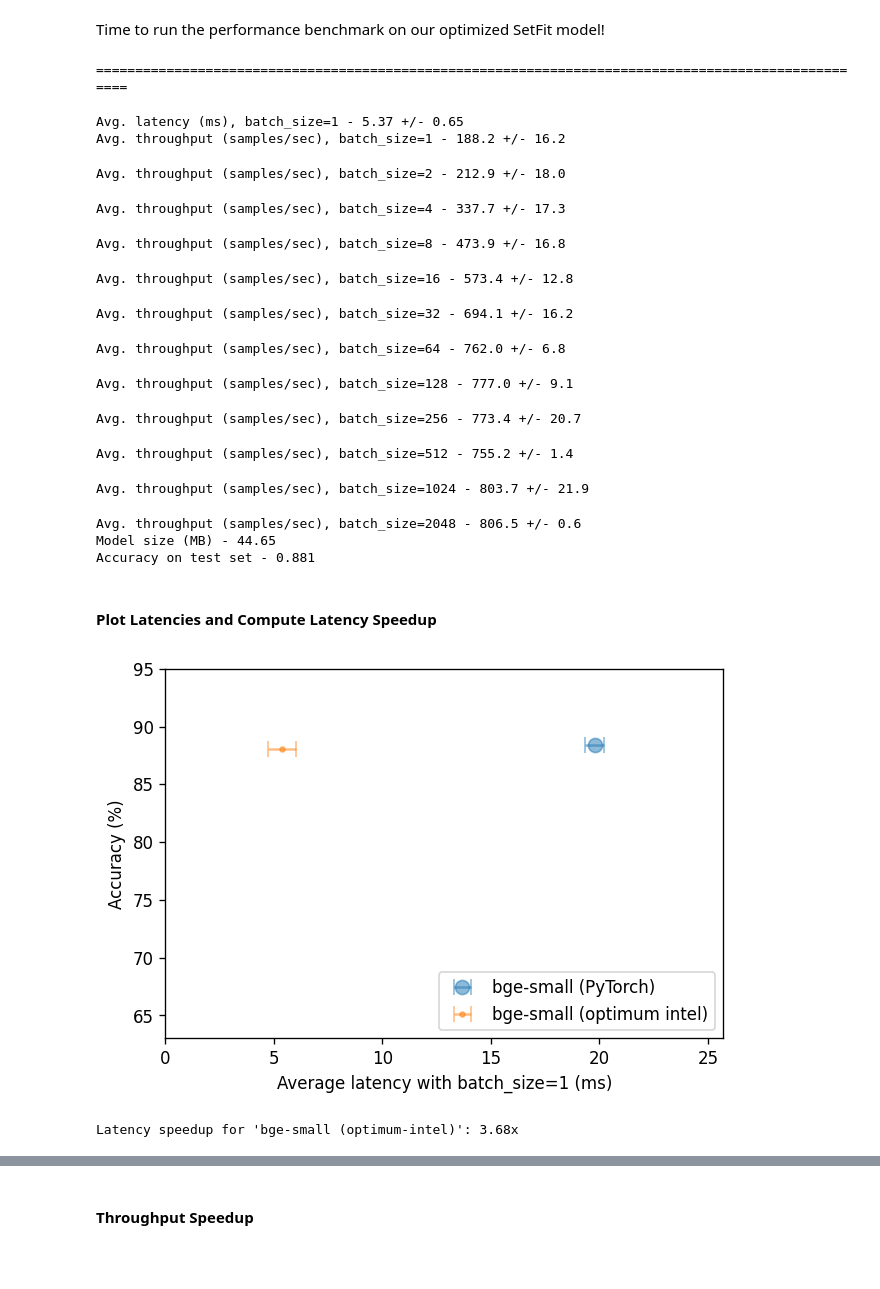
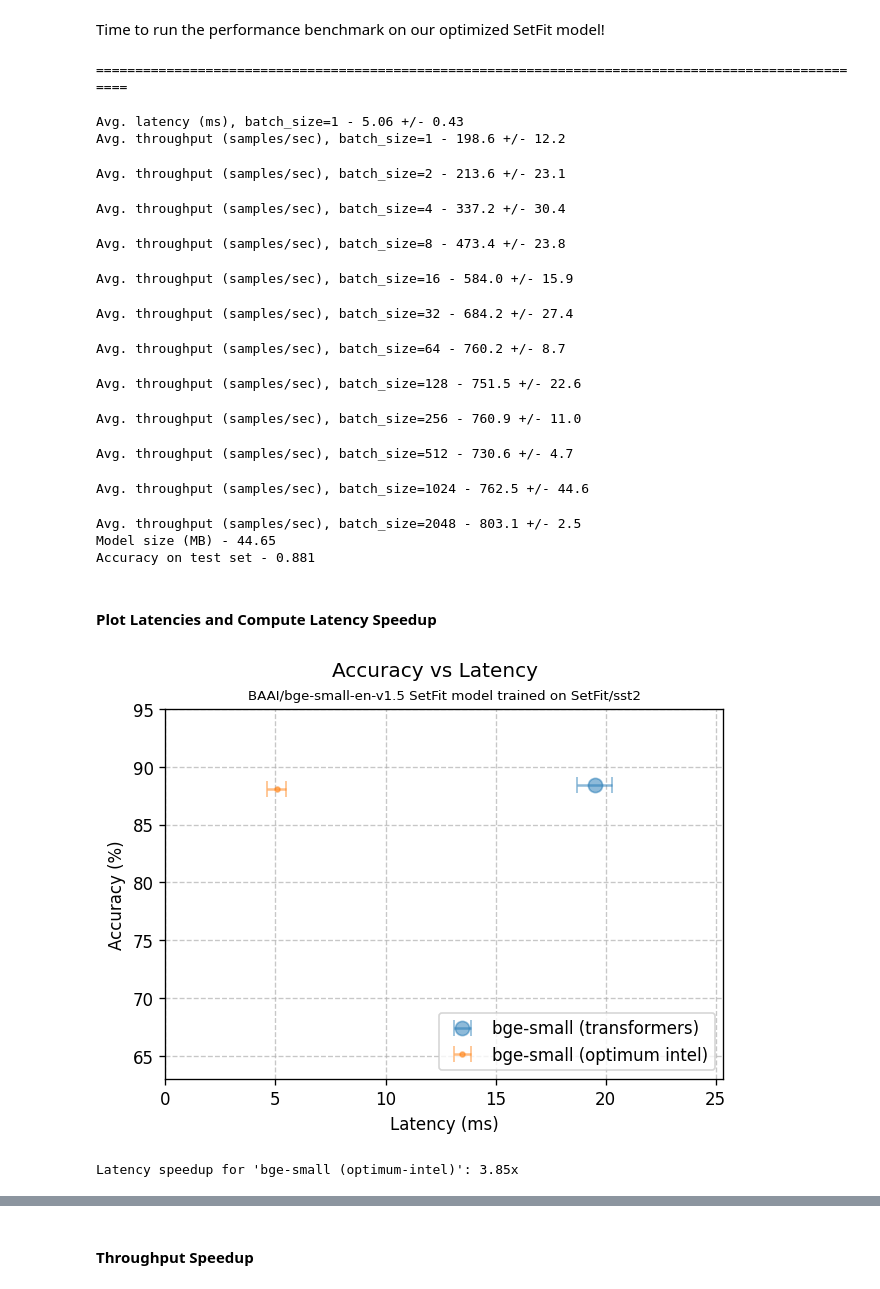
Before and after one commit to huggingface/setfit, a Jupyter notebook: notebooks/setfit-optimum-intel.ipynb, the cells around one changed output, grey strips where cells are left out. Drawn from its saved outputs; the diff is of its cells as text; code cells hidden in the pictures; blank space fills up the shorter version.

Commit message:
Updated plots

```diff
--- a/notebooks/setfit-optimum-intel.ipynb
+++ b/notebooks/setfit-optimum-intel.ipynb
@@ -104,7 +104,7 @@ def get_dir_size(path):
 
 class PerformanceBenchmark:
     def __init__(self, model, dataset, optim_type, max_sequence_length, metric="accuracy",
-                 model_path=None, enable_autocast=False, batch_sizes=None):
+                 model_path=None, enable_autocast=False):
         self.model = model
         self.dataset = dataset
         self.optim_type = optim_type
@@ -115,7 +115,7 @@ class PerformanceBenchmark:
         self.vocab_size = self.tokenizer.vocab_size
         self.max_length = max_sequence_length
         self.device = self.model.model_body.device
-        self.batch_sizes = [2 ** i for i in range(12)] if batch_sizes is None else batch_sizes
+        self.batch_sizes = [2 ** i for i in range(12)]
 
     def to_device(self, batch):
         for key in batch:
@@ -168,7 +168,7 @@ class PerformanceBenchmark:
             "attention_mask": attention_mask,
         }
 
-    def compute_latency_and_throughput(self, num_iter=15, num_warmup_iter=5):
+    def compute_latency_and_throughput(self, deafult_num_iter=15, num_warmup_iter=2):
         res = defaultdict(list)
         print("=" * 100)
         for batch_size in self.batch_sizes:
@@ -178,6 +178,7 @@ class PerformanceBenchmark:
                     _ = self.timed_predict(encoded_inputs=encoded_inputs)
 
                 batch_latencies = []
+                num_iter = 100 if batch_size == 1 else deafult_num_iter
                 for _ in trange(num_iter, desc=f"Timed Run ({batch_size=})", file=sys.stdout):
                     encoded_inputs = self.generate_random_sequences(batch_size=batch_size)
                     _, latency = self.timed_predict(encoded_inputs=encoded_inputs)
@@ -197,7 +198,6 @@ class PerformanceBenchmark:
                 res["batch_sizes"].append(batch_size)
             except Exception as e:
                 print(f"Skipping throughput computation at {batch_size=} since it failed with the following error: \n\n{e}\n")
-                print(e.stack())
         return res
 
     def run_benchmark(self):
@@ -226,12 +226,15 @@ def plot_metrics(perf_metrics):
             capsize=5,
             capthick=1,
         )
+    plt.suptitle("Accuracy vs Latency")
+    plt.title('\nBAAI/bge-small-en-v1.5 SetFit model trained on SetFit/sst2', fontsize=8)
     legend = plt.legend(loc="lower right")
     plt.ylim(63, 95)
     # Use the slowest model to define the x-axis range
     xlim = max([metrics["time_avg_ms"] for metrics in perf_metrics.values()]) * 1.3
     plt.xlim(0, xlim)
+    plt.grid(True, linestyle='--', alpha=0.7)
     plt.ylabel("Accuracy (%)")
-    plt.xlabel("Average latency with batch_size=1 (ms)")
+    plt.xlabel("Latency (ms)")
     plt.show()
 # %% [markdown]
@@ -251,7 +254,7 @@ setfit_model = SetFitModel.from_pretrained(model_path)
 pb = PerformanceBenchmark(
     model=setfit_model,
     dataset=test_dataset,
-    optim_type="bge-small (PyTorch)",
+    optim_type="bge-small (transformers)",
     max_sequence_length=512,
 )
 perf_metrics = pb.run_benchmark()
@@ -363,28 +366,28 @@ pb = PerformanceBenchmark(
 perf_metrics.update(pb.run_benchmark())
 # %% [output]
 ====================================================================================================
-Avg. latency (ms), batch_size=1 - 5.37 +/- 0.65
-Avg. throughput (samples/sec), batch_size=1 - 188.2 +/- 16.2
+Avg. latency (ms), batch_size=1 - 5.06 +/- 0.43
+Avg. throughput (samples/sec), batch_size=1 - 198.6 +/- 12.2
-Avg. throughput (samples/sec), batch_size=2 - 212.9 +/- 18.0
+Avg. throughput (samples/sec), batch_size=2 - 213.6 +/- 23.1
-Avg. throughput (samples/sec), batch_size=4 - 337.7 +/- 17.3
+Avg. throughput (samples/sec), batch_size=4 - 337.2 +/- 30.4
-Avg. throughput (samples/sec), batch_size=8 - 473.9 +/- 16.8
+Avg. throughput (samples/sec), batch_size=8 - 473.4 +/- 23.8
-Avg. throughput (samples/sec), batch_size=16 - 573.4 +/- 12.8
+Avg. throughput (samples/sec), batch_size=16 - 584.0 +/- 15.9
-Avg. throughput (samples/sec), batch_size=32 - 694.1 +/- 16.2
+Avg. throughput (samples/sec), batch_size=32 - 684.2 +/- 27.4
-Avg. throughput (samples/sec), batch_size=64 - 762.0 +/- 6.8
+Avg. throughput (samples/sec), batch_size=64 - 760.2 +/- 8.7
-Avg. throughput (samples/sec), batch_size=128 - 777.0 +/- 9.1
+Avg. throughput (samples/sec), batch_size=128 - 751.5 +/- 22.6
-Avg. throughput (samples/sec), batch_size=256 - 773.4 +/- 20.7
+Avg. throughput (samples/sec), batch_size=256 - 760.9 +/- 11.0
-Avg. throughput (samples/sec), batch_size=512 - 755.2 +/- 1.4
+Avg. throughput (samples/sec), batch_size=512 - 730.6 +/- 4.7
-Avg. throughput (samples/sec), batch_size=1024 - 803.7 +/- 21.9
+Avg. throughput (samples/sec), batch_size=1024 - 762.5 +/- 44.6
-Avg. throughput (samples/sec), batch_size=2048 - 806.5 +/- 0.6
+Avg. throughput (samples/sec), batch_size=2048 - 803.1 +/- 2.5
 Model size (MB) - 44.65
 Accuracy on test set - 0.881
 # %% [markdown]
 #### Plot Latencies and Compute Latency Speedup
 # %%
 plot_metrics(perf_metrics)
-speedup = perf_metrics['bge-small (PyTorch)']['time_avg_ms'] / perf_metrics['bge-small (optimum intel)']['time_avg_ms']
+speedup = perf_metrics['bge-small (transformers)']['time_avg_ms'] / perf_metrics['bge-small (optimum intel)']['time_avg_ms']
 print(f"Latency speedup for 'bge-small (optimum-intel)': {speedup:.2f}x")
 # %% [output]
-[figure, old version]
+[figure, new version]
-Latency speedup for 'bge-small (optimum-intel)': 3.68x
+Latency speedup for 'bge-small (optimum-intel)': 3.85x
 # %% [markdown]
```
Also changed, not shown: parts of 8 cells of this notebook.
